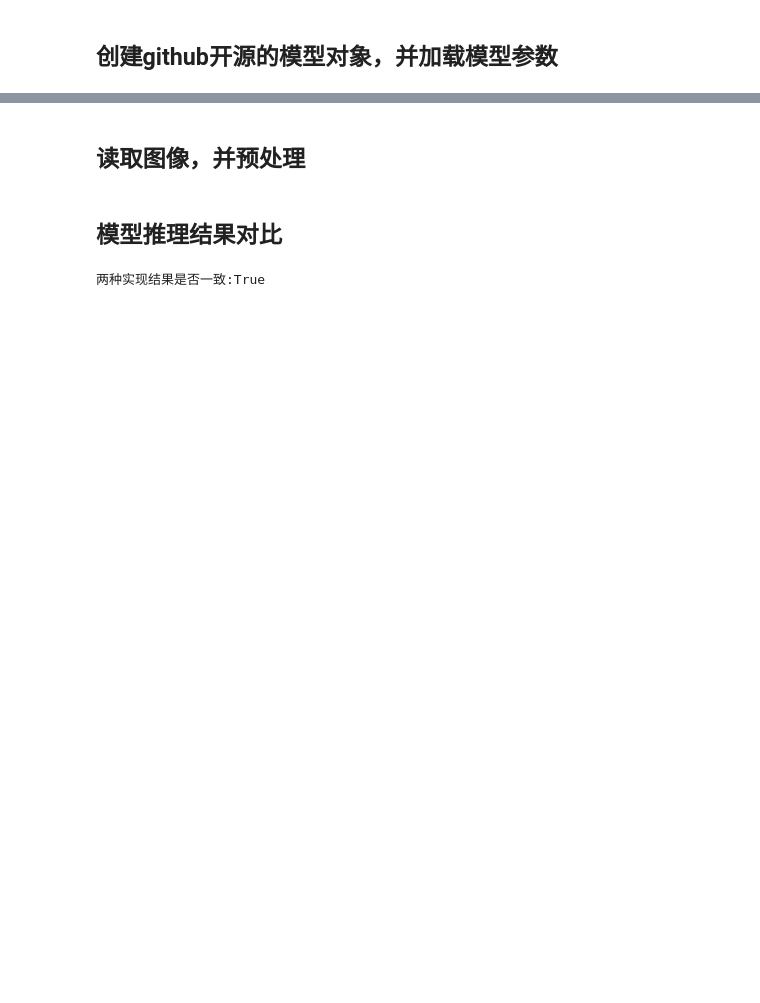
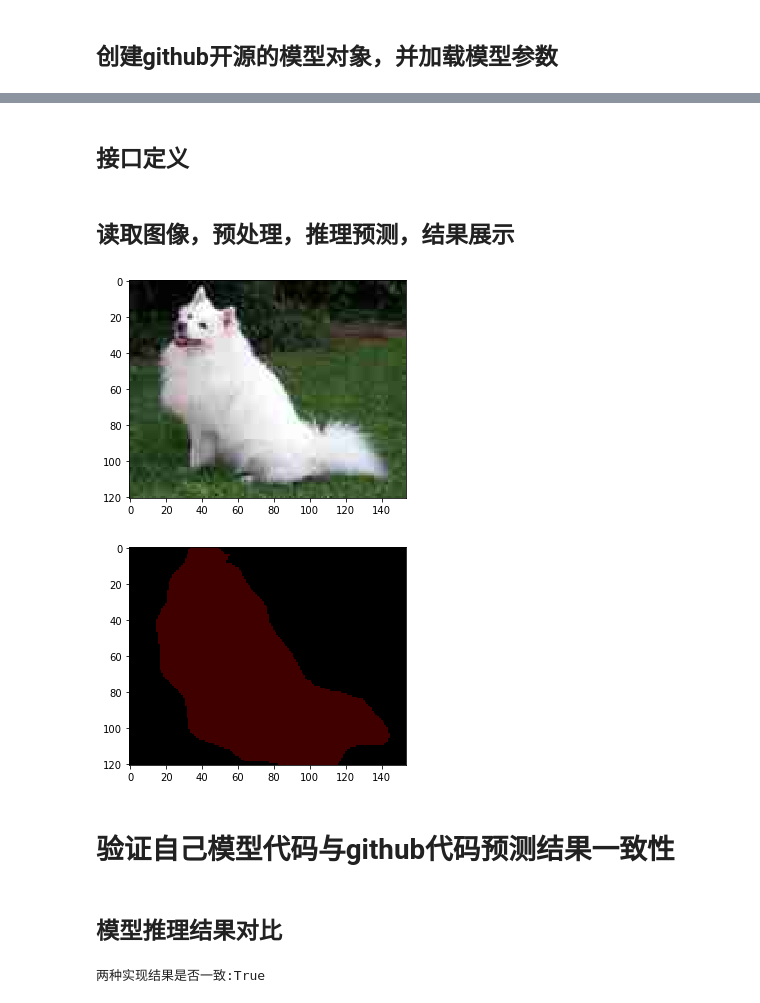
Before and after one commit to zhiweiguo/kkb_cv, a Jupyter notebook: practical_course/week_3/inference.ipynb, the cells around one changed output, grey strips where cells are left out. Drawn from its saved outputs; the diff is of its cells as text; code cells hidden in the pictures; blank space fills up the shorter version.

```diff
--- a/practical_course/week_3/inference.ipynb
+++ b/practical_course/week_3/inference.ipynb
@@ -59,3 +60,5 @@ git_model.eval()
     )
   )
 )
+# %% [markdown]
+## 接口定义
@@ -62,5 +111,28 @@ git_model.eval()
 # %% [markdown]
-## 读取图像，并预处理
+## 读取图像，预处理，推理预测，结果展示
+# %%
+from PIL import Image
+import numpy as np
+import matplotlib.pyplot as plt
+
+img = Image.open('dog.jpg').convert('RGB')
+plt.figure()
+plt.imshow(img)
+plt.figure()
+
+my_model.eval()
+with torch.no_grad():
+    input = preprocess(img)
+    output = my_model(input)
+    output = postprocess(output)
+    mask_img = Image.fromarray(output)
+    mask_img.putpalette(get_palette(21))
+    plt.imshow(mask_img)
+# %% [output]
+[figure, added]
+[figure, added]
+# %% [markdown]
+# 验证自己模型代码与github代码预测结果一致性
 # %%
 input = torch.rand(1, 3, 512, 512)
 # %% [markdown]
```
Also changed, not shown: parts of 5 cells of this notebook.
